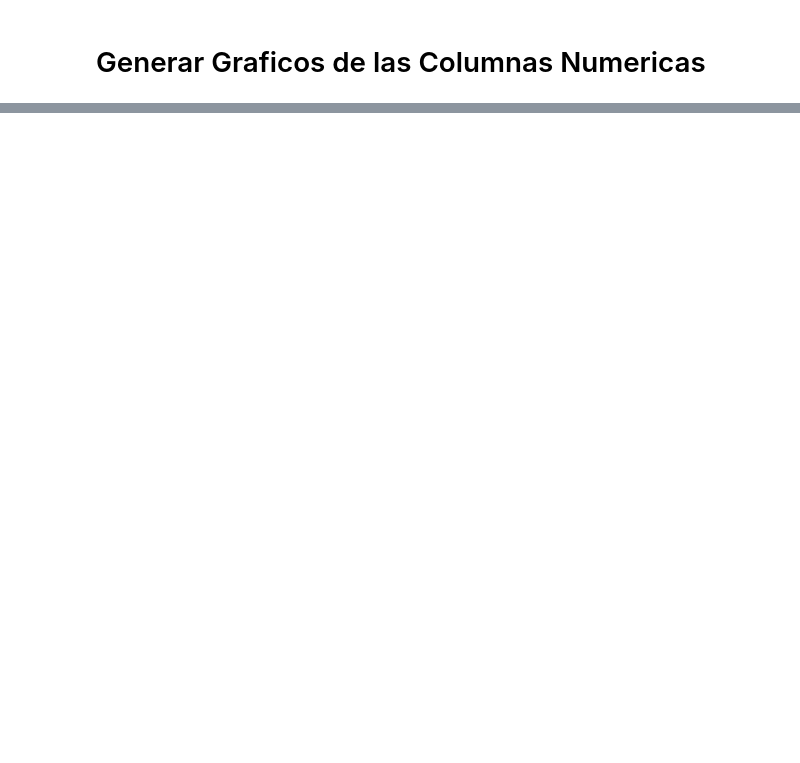
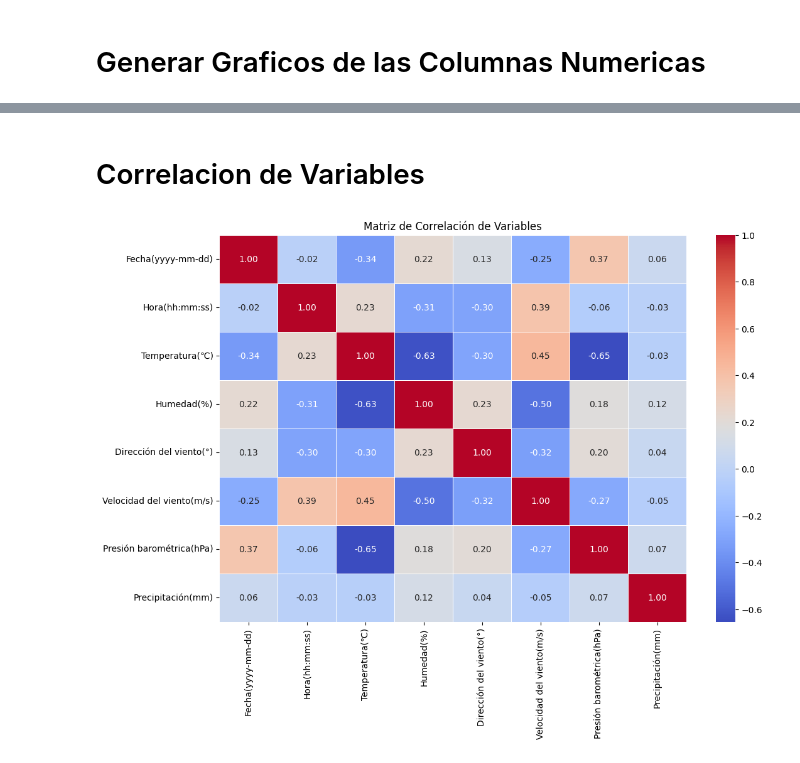
Before and after one commit to Goyomix325/Proyecto-Analisis-de-Datos, a Jupyter notebook: proyecto.ipynb, the cells around one changed output, grey strips where cells are left out. Saved outputs shown, nothing was run; the diff lists cells and outputs as text; code cells hidden in the pictures; blank space fills up the shorter version.

```diff
--- a/proyecto.ipynb
+++ b/proyecto.ipynb
@@ -236,0 +337,14 @@ Percentil 80: 100.0
+# %% [markdown]
+# Correlacion de Variables
+# %%
+correlation_matrix = DF.corr()
+
+# Crear un mapa de calor para visualizar la correlación
+plt.figure(figsize=(12, 8))
+sns.heatmap(correlation_matrix, annot=True, cmap='coolwarm', fmt='.2f', linewidths=0.5)
+
+# Personalizar el gráfico
+plt.title('Matriz de Correlación de Variables')
+plt.show()
+# %% [output]
+[figure, added]
```
Also changed, not shown: parts of 10 cells of this notebook, 1 other file.
